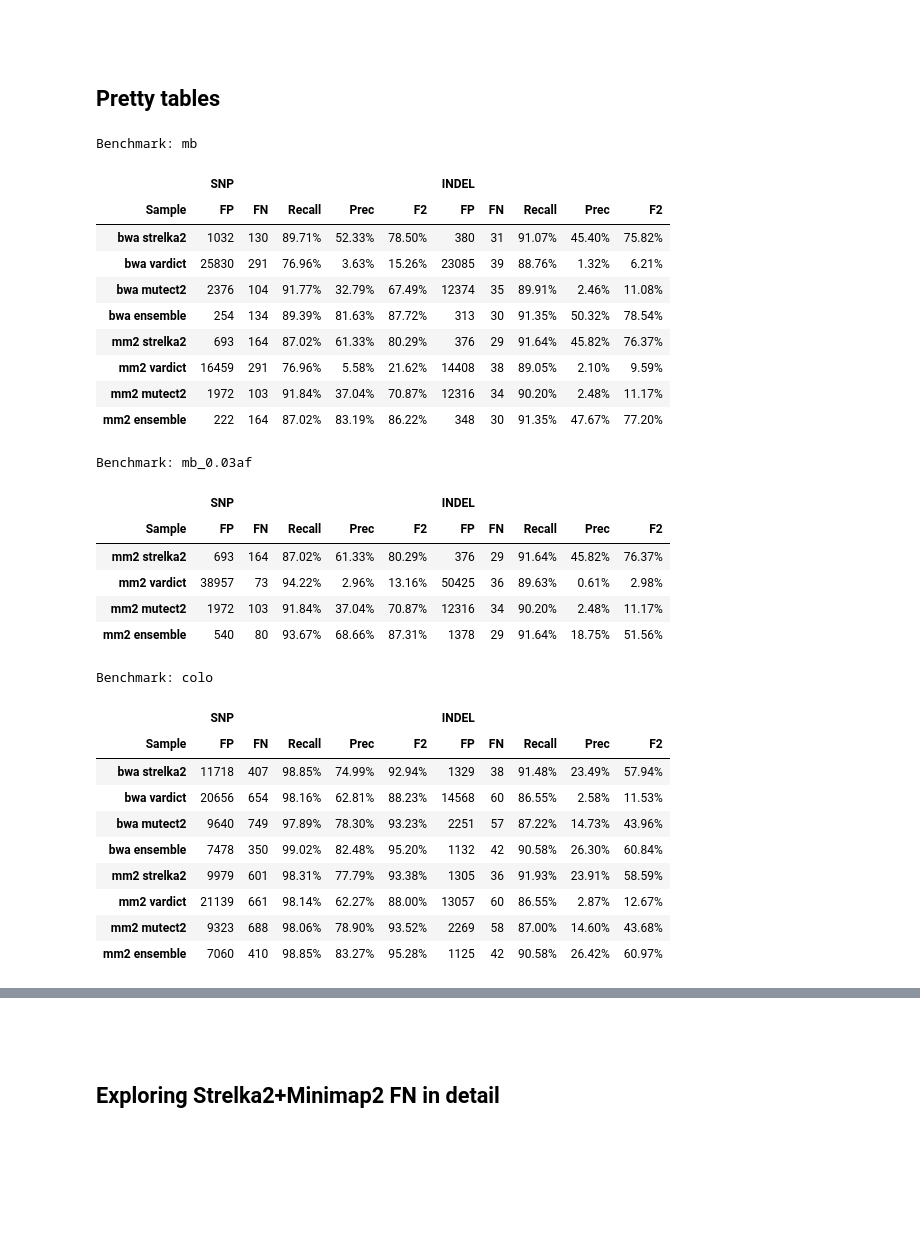
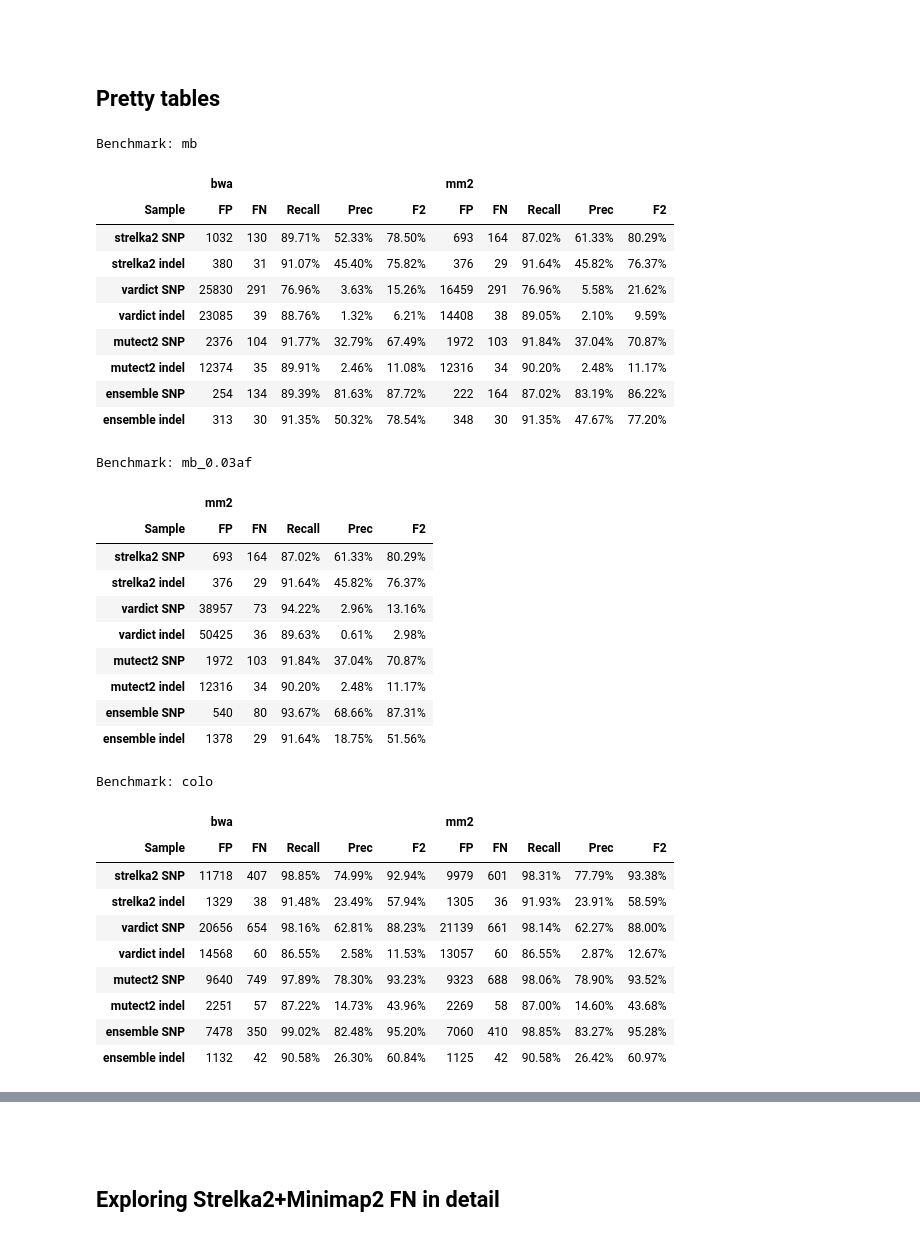
Before and after one commit to umccr/vcf_stuff, a Jupyter notebook: analysis/minimap2/Minimap2_explore.ipynb, the cells around one changed output, grey strips where cells are left out. Saved outputs shown, nothing was run; the diff lists cells and outputs as text; code cells hidden in the pictures; blank space fills up the shorter version.

Commit message:
Pretty tables: transpose indel/snp and callers

```diff
--- a/analysis/minimap2/Minimap2_explore.ipynb
+++ b/analysis/minimap2/Minimap2_explore.ipynb
@@ -615,27 +587,31 @@ def display_stats(stats_by_sample):
                            dict(selector='td', props=[('font-size', '14px')]),
                           ])
 # %%
-display_stats(make_stats('mb'))
+display_stats(*make_stats('mb'))
 # %% [output]
 Benchmark: mb
-|  | SNP |  |  |  |  | INDEL |  |  |  |  |
+|  | bwa |  |  |  |  | mm2 |  |  |  |  |
 | Sample | FP | FN | Recall | Prec | F2 | FP | FN | Recall | Prec | F2 |
-| bwa strelka2 | 1032 | 130 | 89.71% | 52.33% | 78.50% | 380 | 31 | 91.07% | 45.40% | 75.82% |
-| bwa vardict | 25830 | 291 | 76.96% | 3.63% | 15.26% | 23085 | 39 | 88.76% | 1.32% | 6.21% |
-| bwa mutect2 | 2376 | 104 | 91.77% | 32.79% | 67.49% | 12374 | 35 | 89.91% | 2.46% | 11.08% |
-| bwa ensemble | 254 | 134 | 89.39% | 81.63% | 87.72% | 313 | 30 | 91.35% | 50.32% | 78.54% |
-| mm2 strelka2 | 693 | 164 | 87.02% | 61.33% | 80.29% | 376 | 29 | 91.64% | 45.82% | 76.37% |
-| mm2 vardict | 16459 | 291 | 76.96% | 5.58% | 21.62% | 14408 | 38 | 89.05% | 2.10% | 9.59% |
-| mm2 mutect2 | 1972 | 103 | 91.84% | 37.04% | 70.87% | 12316 | 34 | 90.20% | 2.48% | 11.17% |
-| mm2 ensemble | 222 | 164 | 87.02% | 83.19% | 86.22% | 348 | 30 | 91.35% | 47.67% | 77.20% |
+| strelka2 SNP | 1032 | 130 | 89.71% | 52.33% | 78.50% | 693 | 164 | 87.02% | 61.33% | 80.29% |
+| strelka2 indel | 380 | 31 | 91.07% | 45.40% | 75.82% | 376 | 29 | 91.64% | 45.82% | 76.37% |
+| vardict SNP | 25830 | 291 | 76.96% | 3.63% | 15.26% | 16459 | 291 | 76.96% | 5.58% | 21.62% |
+| vardict indel | 23085 | 39 | 88.76% | 1.32% | 6.21% | 14408 | 38 | 89.05% | 2.10% | 9.59% |
+| mutect2 SNP | 2376 | 104 | 91.77% | 32.79% | 67.49% | 1972 | 103 | 91.84% | 37.04% | 70.87% |
+| mutect2 indel | 12374 | 35 | 89.91% | 2.46% | 11.08% | 12316 | 34 | 90.20% | 2.48% | 11.17% |
+| ensemble SNP | 254 | 134 | 89.39% | 81.63% | 87.72% | 222 | 164 | 87.02% | 83.19% | 86.22% |
+| ensemble indel | 313 | 30 | 91.35% | 50.32% | 78.54% | 348 | 30 | 91.35% | 47.67% | 77.20% |
 # %%
-display_stats(make_stats('mb_0.03af'))    # By default, VarDict restricted to AF>10%. Here, allowing AF>3%
+display_stats(*make_stats('mb_0.03af'))    # By default, VarDict restricted to AF>10%. Here, allowing AF>3%
 # %% [output]
 Benchmark: mb_0.03af
-|  | SNP |  |  |  |  | INDEL |  |  |  |  |
-| Sample | FP | FN | Recall | Prec | F2 | FP | FN | Recall | Prec | F2 |
-| mm2 strelka2 | 693 | 164 | 87.02% | 61.33% | 80.29% | 376 | 29 | 91.64% | 45.82% | 76.37% |
-| mm2 vardict | 38957 | 73 | 94.22% | 2.96% | 13.16% | 50425 | 36 | 89.63% | 0.61% | 2.98% |
-| mm2 mutect2 | 1972 | 103 | 91.84% | 37.04% | 70.87% | 12316 | 34 | 90.20% | 2.48% | 11.17% |
-| mm2 ensemble | 540 | 80 | 93.67% | 68.66% | 87.31% | 1378 | 29 | 91.64% | 18.75% | 51.56% |
+|  | mm2 |  |  |  |  |
+| Sample | FP | FN | Recall | Prec | F2 |
+| strelka2 SNP | 693 | 164 | 87.02% | 61.33% | 80.29% |
+| strelka2 indel | 376 | 29 | 91.64% | 45.82% | 76.37% |
+| vardict SNP | 38957 | 73 | 94.22% | 2.96% | 13.16% |
+| vardict indel | 50425 | 36 | 89.63% | 0.61% | 2.98% |
+| mutect2 SNP | 1972 | 103 | 91.84% | 37.04% | 70.87% |
+| mutect2 indel | 12316 | 34 | 90.20% | 2.48% | 11.17% |
+| ensemble SNP | 540 | 80 | 93.67% | 68.66% | 87.31% |
+| ensemble indel | 1378 | 29 | 91.64% | 18.75% | 51.56% |
 # %%
@@ -646,15 +622,15 @@ display_stats(make_stats('mb', '{aln}_TUMOR_AF > 0.2'))
 # %%
-display_stats(make_stats('colo'))
+display_stats(*make_stats('colo'))
 # %% [output]
 Benchmark: colo
-|  | SNP |  |  |  |  | INDEL |  |  |  |  |
+|  | bwa |  |  |  |  | mm2 |  |  |  |  |
 | Sample | FP | FN | Recall | Prec | F2 | FP | FN | Recall | Prec | F2 |
-| bwa strelka2 | 11718 | 407 | 98.85% | 74.99% | 92.94% | 1329 | 38 | 91.48% | 23.49% | 57.94% |
-| bwa vardict | 20656 | 654 | 98.16% | 62.81% | 88.23% | 14568 | 60 | 86.55% | 2.58% | 11.53% |
-| bwa mutect2 | 9640 | 749 | 97.89% | 78.30% | 93.23% | 2251 | 57 | 87.22% | 14.73% | 43.96% |
-| bwa ensemble | 7478 | 350 | 99.02% | 82.48% | 95.20% | 1132 | 42 | 90.58% | 26.30% | 60.84% |
-| mm2 strelka2 | 9979 | 601 | 98.31% | 77.79% | 93.38% | 1305 | 36 | 91.93% | 23.91% | 58.59% |
-| mm2 vardict | 21139 | 661 | 98.14% | 62.27% | 88.00% | 13057 | 60 | 86.55% | 2.87% | 12.67% |
-| mm2 mutect2 | 9323 | 688 | 98.06% | 78.90% | 93.52% | 2269 | 58 | 87.00% | 14.60% | 43.68% |
-| mm2 ensemble | 7060 | 410 | 98.85% | 83.27% | 95.28% | 1125 | 42 | 90.58% | 26.42% | 60.97% |
+| strelka2 SNP | 11718 | 407 | 98.85% | 74.99% | 92.94% | 9979 | 601 | 98.31% | 77.79% | 93.38% |
+| strelka2 indel | 1329 | 38 | 91.48% | 23.49% | 57.94% | 1305 | 36 | 91.93% | 23.91% | 58.59% |
+| vardict SNP | 20656 | 654 | 98.16% | 62.81% | 88.23% | 21139 | 661 | 98.14% | 62.27% | 88.00% |
+| vardict indel | 14568 | 60 | 86.55% | 2.58% | 11.53% | 13057 | 60 | 86.55% | 2.87% | 12.67% |
+| mutect2 SNP | 9640 | 749 | 97.89% | 78.30% | 93.23% | 9323 | 688 | 98.06% | 78.90% | 93.52% |
+| mutect2 indel | 2251 | 57 | 87.22% | 14.73% | 43.96% | 2269 | 58 | 87.00% | 14.60% | 43.68% |
+| ensemble SNP | 7478 | 350 | 99.02% | 82.48% | 95.20% | 7060 | 410 | 98.85% | 83.27% | 95.28% |
+| ensemble indel | 1132 | 42 | 90.58% | 26.30% | 60.84% | 1125 | 42 | 90.58% | 26.42% | 60.97% |
 # %%
```
Also changed, not shown: parts of 10 cells of this notebook.
